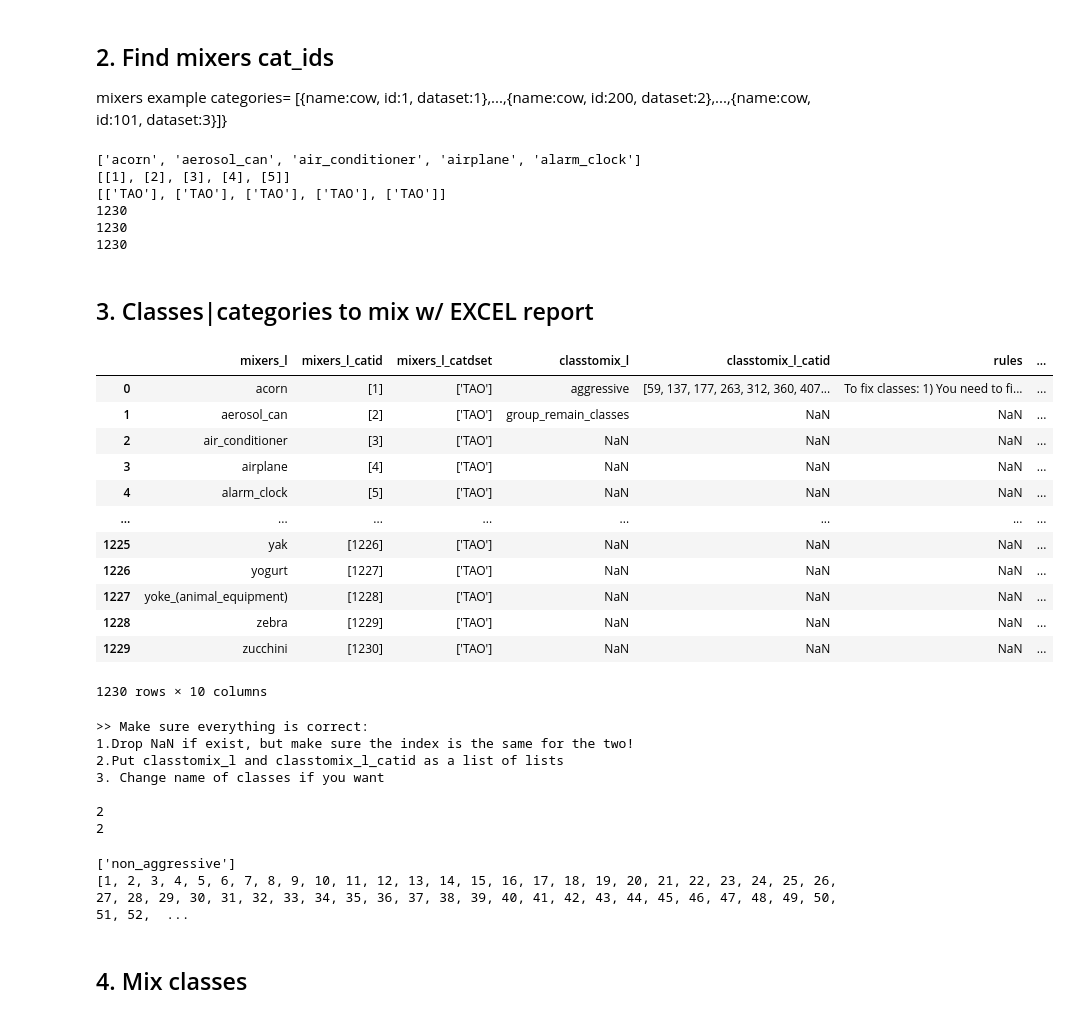
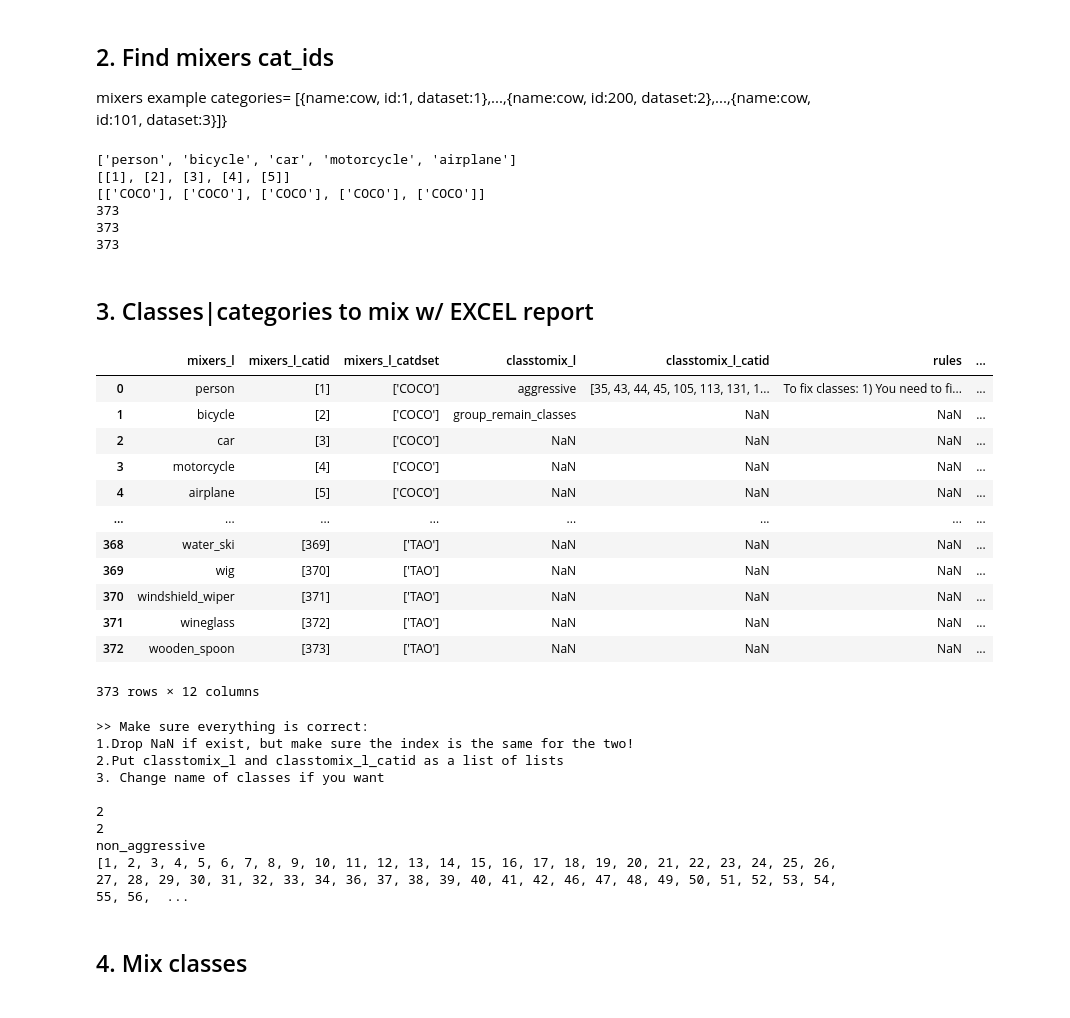
Before and after one commit to johnsoncn/violent_action, a Jupyter notebook: annotate/mixclasses_v3.ipynb, the cells around one changed output. Drawn from its saved outputs; the diff is of its cells as text; code cells hidden in the pictures.

Commit message:
mmaction2 train done

```diff
--- a/annotate/mixclasses_v3.ipynb
+++ b/annotate/mixclasses_v3.ipynb
@@ -25,9 +25,10 @@ import random
 #Define root dir dependent on OS
 rdir_dsets='D:/external_datasets/' #WARNING: DATASETS ROOT is OK?
 rdir='D:/external_datasets/MOLA/'
-if str(platform.platform()).find('linux')>-1:
-    dirdir_dsets=rdir_dsets.replace('D:/','/mnt/d/')
-    rdir=rdir.replace('D:/','/mnt/d/')
+#/home/user/Data/Datasets/External Datasets/MOLA/
+if str(platform.platform()).find('Linux')>-1:
+    rdir_dsets=rdir_dsets.replace('D:/external_datasets/','/home/user/Data/Datasets/External Datasets/')
+    rdir=rdir.replace('D:/external_datasets/','/home/user/Data/Datasets/External Datasets/')
 print('OS: {}'.format(platform.platform()))
 print('root datasets dir: {}'.format(rdir_dsets))
 print('root dir: {}'.format(rdir))
@@ -38,6 +39,6 @@ root dir: D:/external_datasets/MOLA/
 # %%
 #jsonfile
-injsonfile="split_tao_original/train" #"split_mola_fix_equal/test"
+injsonfile="splitann_mola_fix_equal_reorder_cleanclass_cleanimg/val" #"split_mola_fix_equal/test"
 molajson =  json.load(open(rdir+'annotations/'+injsonfile+'.json'))
 for k in molajson:
     print(k, len(molajson[k]))
@@ -123,12 +126,12 @@ print(len(mixers_l))
 print(len(mixers_l_catid))
 print(len(mixers_l_catdset))
 # %% [output]
-['acorn', 'aerosol_can', 'air_conditioner', 'airplane', 'alarm_clock']
+['person', 'bicycle', 'car', 'motorcycle', 'airplane']
 [[1], [2], [3], [4], [5]]
-[['TAO'], ['TAO'], ['TAO'], ['TAO'], ['TAO']]
-1230
-1230
-1230
+[['COCO'], ['COCO'], ['COCO'], ['COCO'], ['COCO']]
+373
+373
+373
 # %%
 # get annotations mixers
 ann_catid_np=np.array(ann_catid)
@@ -156,7 +159,7 @@ for catids in tqdm(mixers_l_catid):
 #INIT VARS
 classtomix_l=[]
 classtomix_l_catid=[]
-method="" #"save_images": to save new images and excel for manual inspection; "": already saved don't need to repeat and the excel are
+method="" #"save_images": to save new images and create excel report for manual inspection and build classtomix_l; "": use a saved excel report, uncomment excelpath
 datadir="mixers/"+injsonfile+"/" #root folder to save mixer method . #WARNING mixers/original json that was used to save images and excel
 folder=mixer_method+'/' #folder to save images and exel
 showimage=False #show images
@@ -167,7 +170,7 @@ imgstep='random' # step between images: int | 'random' - int steps between image
 path=os.path.join(rdir,datadir,folder) #path to folder
 assure_path_exists(path)
 excelpath=path+mixer_method+"_v1.xlsx"#path+mixer_method+"_classtomix_report.xlsx"#path to excel
-#fixed path - uncomment and change to method=""
-excelpath="D:/external_datasets/MOLA/mixers/split_tao_original/tao_cats_aggressive_v1.xlsx"
+#fixed path - if method=""
+if not method: excelpath=rdir+"mixers/mola_fix_equal_reorder_cleanclass_cleanimg/mix_coco_and_tao_aggressive_2c.xlsx"
 # %%
 #METHODS
@@ -206,46 +209,46 @@ for icl, cl in enumerate(classtomix_l):
 
 
 #parse the columns(classtomix_l, classtomix_l_catid) based on the rules
 #0. if both columns are empty
 if classtomix_df.isnull().all() or classtomix_df_catid.isnull().all():
     raise RuntimeError("Go Back to the excel and add something to classtomix_l and classtomix_l_catid")
 else:
     for ic, classes in enumerate(classtomix_df):
         #1. if only classtomix_l_catid empty - get
         if not pd.isnull(classtomix_df.iloc[ic]) and pd.isnull(classtomix_df_catid.iloc[ic]):
             if classtomix_df.iloc[ic] == 'group_remain_classes': # group the remaining ids
                 chosed_id=np.array([x for x in classtomix_l_catid if str(x) != 'nan' and str(x) !='[]'][0])
                 remain_id=np.setdiff1d(np.array(new_cat_l_id), chosed_id)
                 classtomix_l_catid[ic]=remain_id.tolist()
-                #classtomix_l[ic]="remain_group" #use this to give another name
+                classtomix_l[ic]="non_aggressive" #use this to give another name
                 break #NOTE : break because this shoul be the last entry
             if classtomix_df.iloc[ic] == 'add_remain_classes': # add the remaining
                 del classtomix_l[ic] #remove "add_remain_classes" from classes list
                 chosed_id=np.array([x for x in classtomix_l_catid if str(x) != 'nan' and str(x) !='[]'][0])
                 remain_id=np.setdiff1d(np.array(new_cat_l_id), chosed_id)
                 remain_id_l=remain_id.tolist()
                 remain_cat_l=[new_cat_l[new_cat_l_id.index(id)] for id in remain_id_l] #id to names
                 for remain_id in remain_id_l: classtomix_l_catid.append([remain_id])
                 for remain_cat in remain_cat_l: classtomix_l.append([remain_cat] )
                 break #NOTE : break because this shoul be the last entry
         #2. if only classtomix_l empty - raise
         if pd.isnull(classtomix_df.iloc[ic]) and not pd.isnull(classtomix_df_catid.iloc[ic]):
             raise RuntimeError('only classtomix_l empty')
         #3. if classtomix_l and classtomix_l_catid not empty - mantain
 # %% [output]
 |  | mixers_l | mixers_l_catid | mixers_l_catdset | classtomix_l | classtomix_l_catid | rules | ... |
-| 0 | acorn | [1] | ['TAO'] | aggressive | [59, 137, 177, 263, 312, 360, 407... | To fix classes: 1) You need to fi... | ... |
-| 1 | aerosol_can | [2] | ['TAO'] | group_remain_classes | NaN | NaN | ... |
-| 2 | air_conditioner | [3] | ['TAO'] | NaN | NaN | NaN | ... |
-| 3 | airplane | [4] | ['TAO'] | NaN | NaN | NaN | ... |
-| 4 | alarm_clock | [5] | ['TAO'] | NaN | NaN | NaN | ... |
+| 0 | person | [1] | ['COCO'] | aggressive | [35, 43, 44, 45, 105, 113, 131, 1... | To fix classes: 1) You need to fi... | ... |
+| 1 | bicycle | [2] | ['COCO'] | group_remain_classes | NaN | NaN | ... |
+| 2 | car | [3] | ['COCO'] | NaN | NaN | NaN | ... |
+| 3 | motorcycle | [4] | ['COCO'] | NaN | NaN | NaN | ... |
+| 4 | airplane | [5] | ['COCO'] | NaN | NaN | NaN | ... |
 | ... | ... | ... | ... | ... | ... | ... | ... |
-| 1225 | yak | [1226] | ['TAO'] | NaN | NaN | NaN | ... |
-| 1226 | yogurt | [1227] | ['TAO'] | NaN | NaN | NaN | ... |
-| 1227 | yoke_(animal_equipment) | [1228] | ['TAO'] | NaN | NaN | NaN | ... |
-| 1228 | zebra | [1229] | ['TAO'] | NaN | NaN | NaN | ... |
-| 1229 | zucchini | [1230] | ['TAO'] | NaN | NaN | NaN | ... |
+| 368 | water_ski | [369] | ['TAO'] | NaN | NaN | NaN | ... |
+| 369 | wig | [370] | ['TAO'] | NaN | NaN | NaN | ... |
+| 370 | windshield_wiper | [371] | ['TAO'] | NaN | NaN | NaN | ... |
+| 371 | wineglass | [372] | ['TAO'] | NaN | NaN | NaN | ... |
+| 372 | wooden_spoon | [373] | ['TAO'] | NaN | NaN | NaN | ... |
-1230 rows × 10 columns
+373 rows × 12 columns
 # %%
 print('>> Make sure everything is correct: \n1.Drop NaN if exist, but make sure the index is the same for the two! \n2.Put classtomix_l and classtomix_l_catid as a list of lists\n3. Change name of classes if you want\n')
 fixempty=True
@@ -255,6 +258,8 @@ if fixempty:
 #classtomix_l[1]=['non_aggressive'] #uncomment and change name
 print(len(classtomix_l))
 print(len(classtomix_l_catid))
+print(classtomix_l[-1])
+print(classtomix_l_catid[-1])
 # %% [output]
 >> Make sure everything is correct:
 1.Drop NaN if exist, but make sure the index is the same for the two!
@@ -263,12 +268,8 @@ print(len(classtomix_l_catid))
 
 2
 2
+non_aggressive
+[1, 2, 3, 4, 5, 6, 7, 8, 9, 10, 11, 12, 13, 14, 15, 16, 17, 18, 19, 20, 21, 22, 23, 24, 25, 26, 27, 28, 29, 30, 31, 32, 33, 34, 36, 37, 38, 39, 40, 41, 42, 46, 47, 48, 49, 50, 51, 52, 53, 54, 55, 56,  ...
-# %%
-print(classtomix_l[-1])
-print(classtomix_l_catid[-1])
-# %% [output]
-['non_aggressive']
-[1, 2, 3, 4, 5, 6, 7, 8, 9, 10, 11, 12, 13, 14, 15, 16, 17, 18, 19, 20, 21, 22, 23, 24, 25, 26, 27, 28, 29, 30, 31, 32, 33, 34, 35, 36, 37, 38, 39, 40, 41, 42, 43, 44, 45, 46, 47, 48, 49, 50, 51, 52,  ...
 # %% [markdown]
 ## 4. Mix classes
 # %%
```
Also changed, not shown: parts of 12 cells of this notebook, 6 other files.
